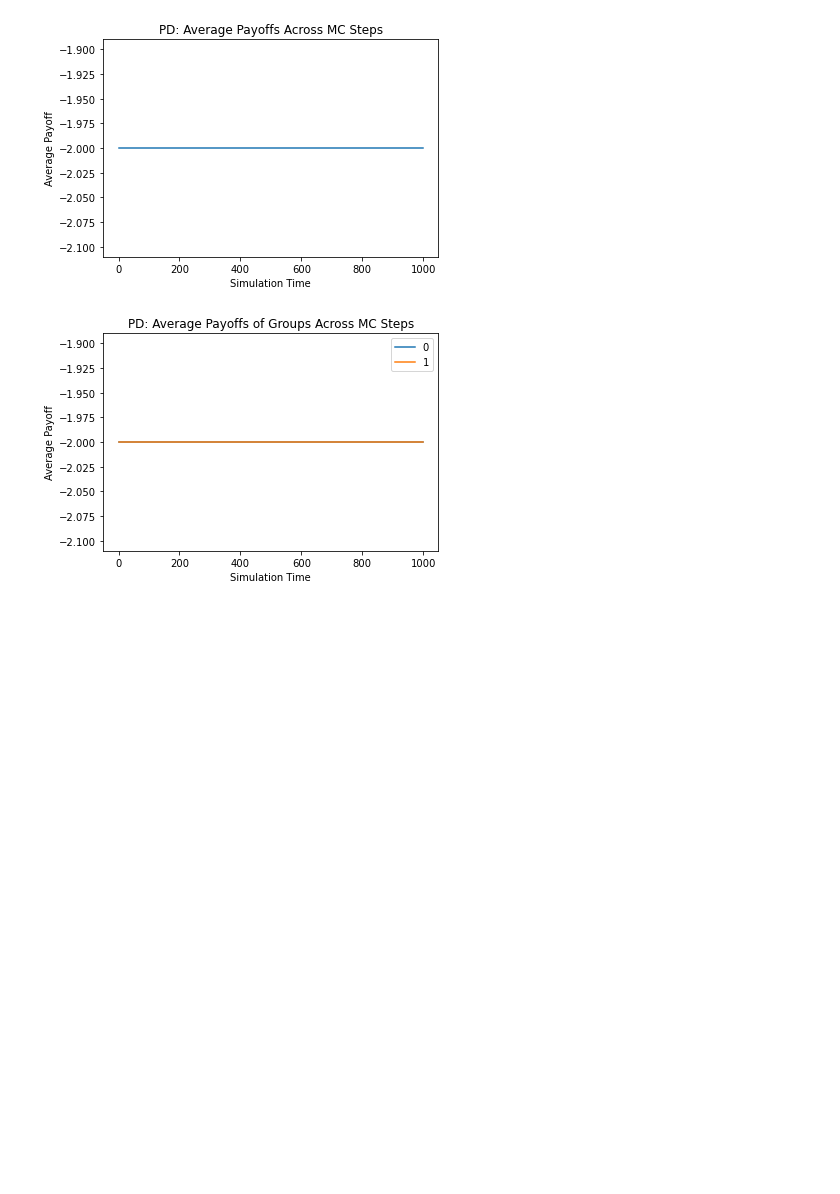
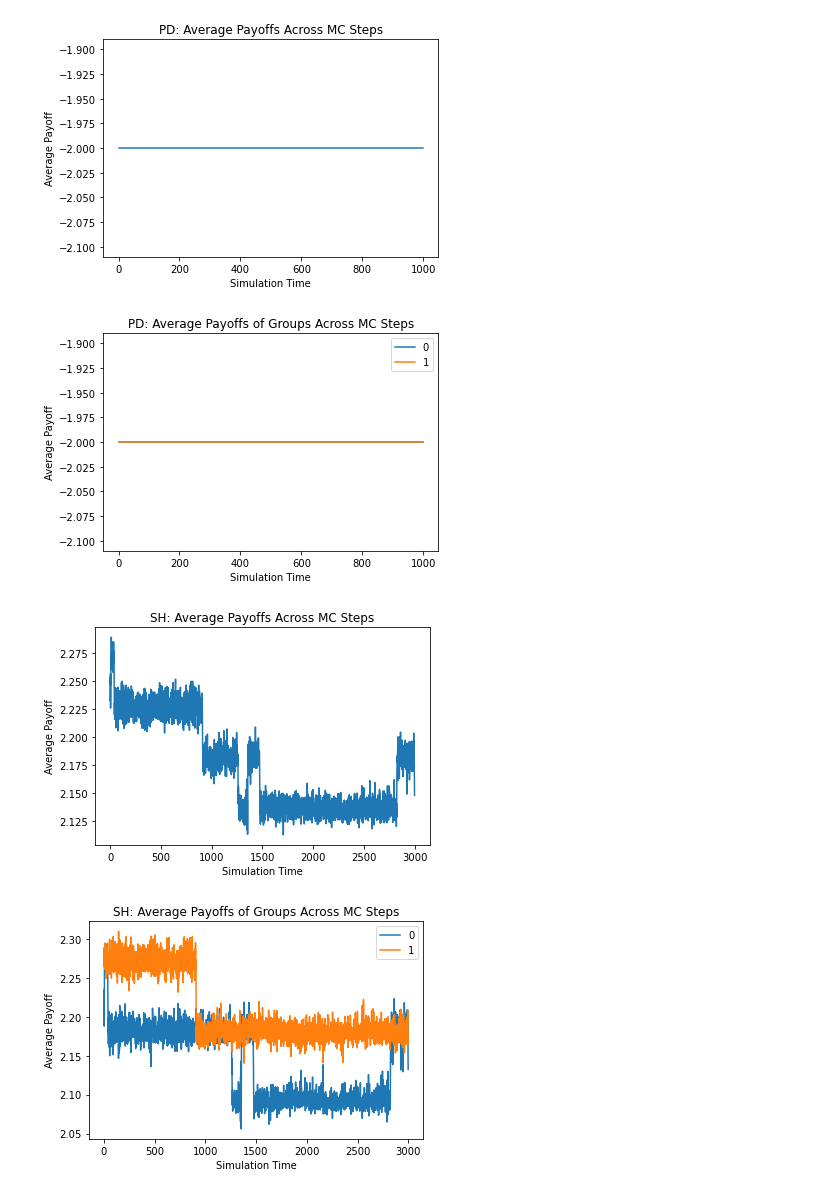
Before and after one commit to juliangarcia/idr, a Jupyter notebook: experiments/Model Experiment MC Payoffs.ipynb, the cells around one changed output. Saved outputs shown, nothing was run; the diff lists cells and outputs as text; code cells hidden in the pictures; blank space fills up the shorter version.

Commit message:
Added test with greater selection intensity to MC payoff experiment

```diff
--- a/experiments/Model Experiment MC Payoffs.ipynb
+++ b/experiments/Model Experiment MC Payoffs.ipynb
@@ -242,3 +242,17 @@ mc_experiment(monte_carlo_steps, number_of_agents,
 # %% [output]
 [figure]
 [figure]
+# %%
+# MC on SH with initial beliefs, ingroup = 1.0 outgroup = 0.0, 3000 sim steps, 2 selection intensity
+mc_experiment(monte_carlo_steps, number_of_agents,
+              4, 1,
+              3, 2,
+              1.0, 0.0,
+              1.0, 0.0,
+              3000, rounds_per_step,
+              2, perturbation_probability,
+              perturbation_scale, "SH",
+              initial_number_of_0_tags)
+# %% [output]
+[figure, added]
+[figure, added]
```
